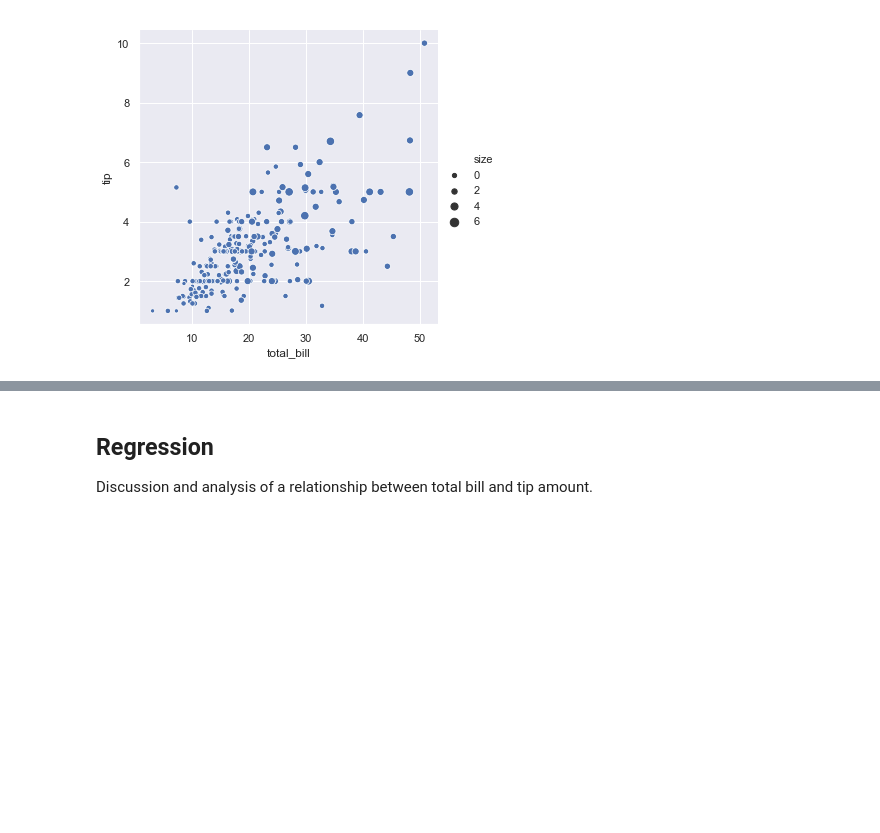
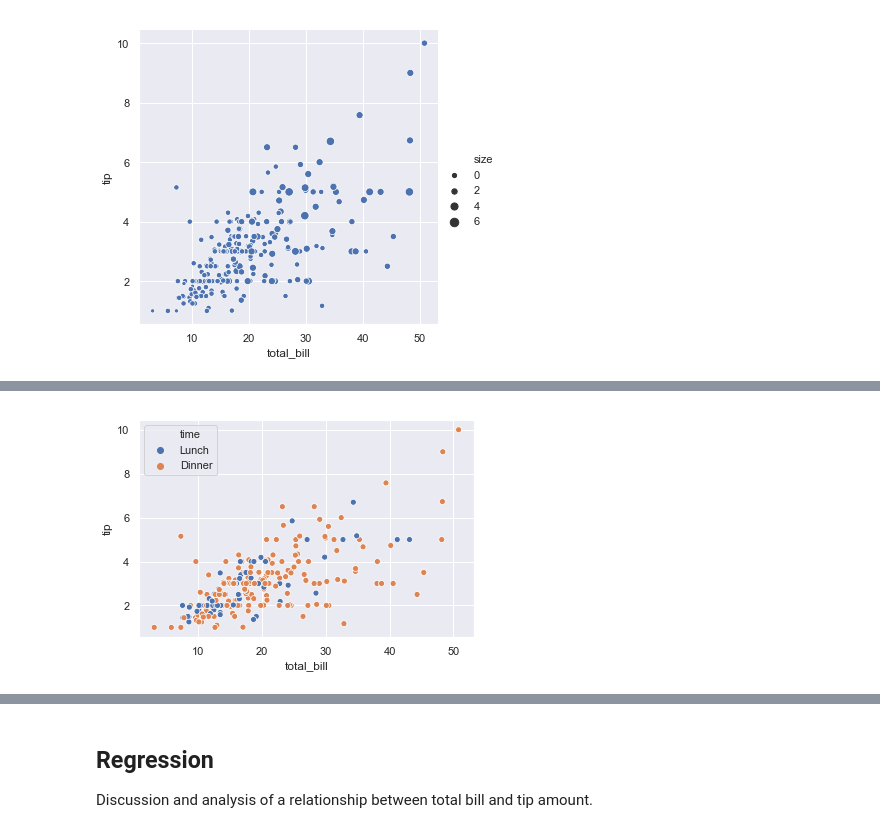
Before and after one commit to zaraquail/Tips-data-set-Fundamentals-of-Data-Analysis-Assessment-2019, a Jupyter notebook: Tips data set assignment.ipynb, the cells around one changed output, grey strips where cells are left out. Drawn from its saved outputs; the diff is of its cells as text; code cells hidden in the pictures; blank space fills up the shorter version.

```diff
--- a/Tips data set assignment.ipynb
+++ b/Tips data set assignment.ipynb
@@ -83,0 +100,6 @@ sns.relplot(x="total_bill", y="tip", size="size", data=tips);
+# %%
+# To group by another variable and show the groups with different hues.[5]
+
+ax = sns.scatterplot(x="total_bill", y="tip", hue="time", data=tips)
+# %% [output]
+[figure, added]
```
Also changed, not shown: parts of 9 cells of this notebook.
